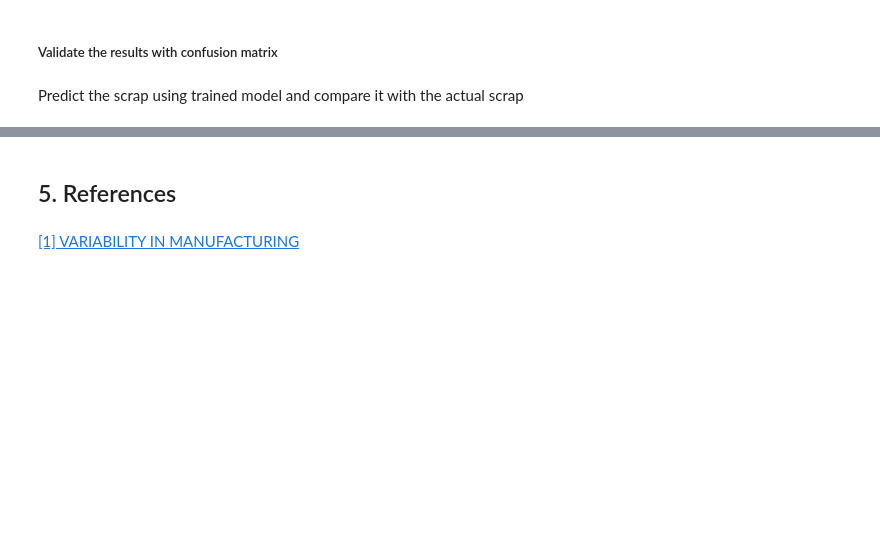
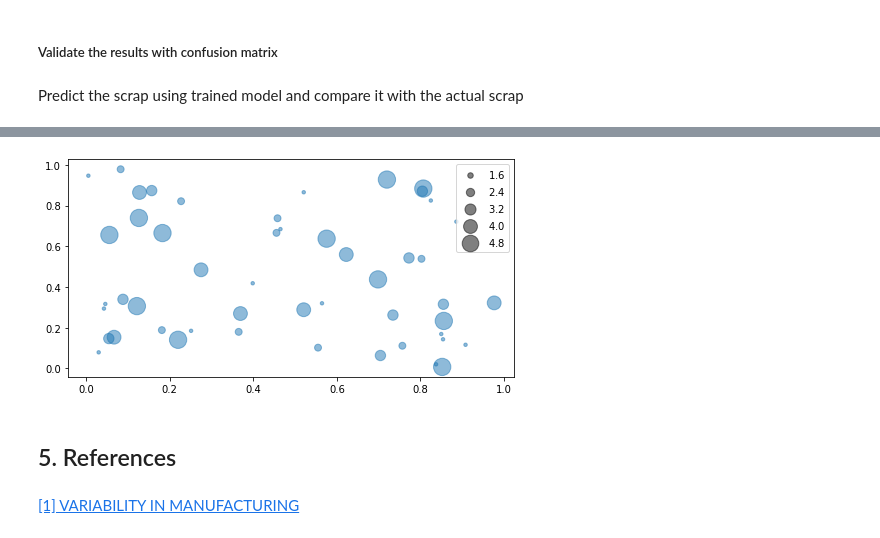
Before and after one commit to przemekbil/PfDA_2021_project, a Jupyter notebook: Project.ipynb, the cells around one changed output, grey strips where cells are left out. Drawn from its saved outputs; the diff is of its cells as text; code cells hidden in the pictures; blank space fills up the shorter version.

```diff
--- a/Project.ipynb
+++ b/Project.ipynb
@@ -1182,3 +1218,20 @@ weighted avg       0.93      0.82      0.86      9600
+# %%
+import numpy as np
+import matplotlib.pyplot as plt
+
+N = 50
+x = np.random.rand(N)
+y = np.random.rand(N)
+a3 = np.random.randint(1,6, size=N)
+
+f = lambda a: 12*a**2       # function to calculate size from data
+g = lambda s: np.sqrt(s/12) # inverse function to calc. data from size
+
+sc = plt.scatter(x, y, s=f(a3), alpha=0.5)
+plt.legend(*sc.legend_elements("sizes", num=5, func=g))
+plt.show()
+# %% [output]
+[figure, added]
 # %% [markdown]
 ## 5. References
 # %% [markdown]
```
Also changed, not shown: parts of 37 cells of this notebook.
